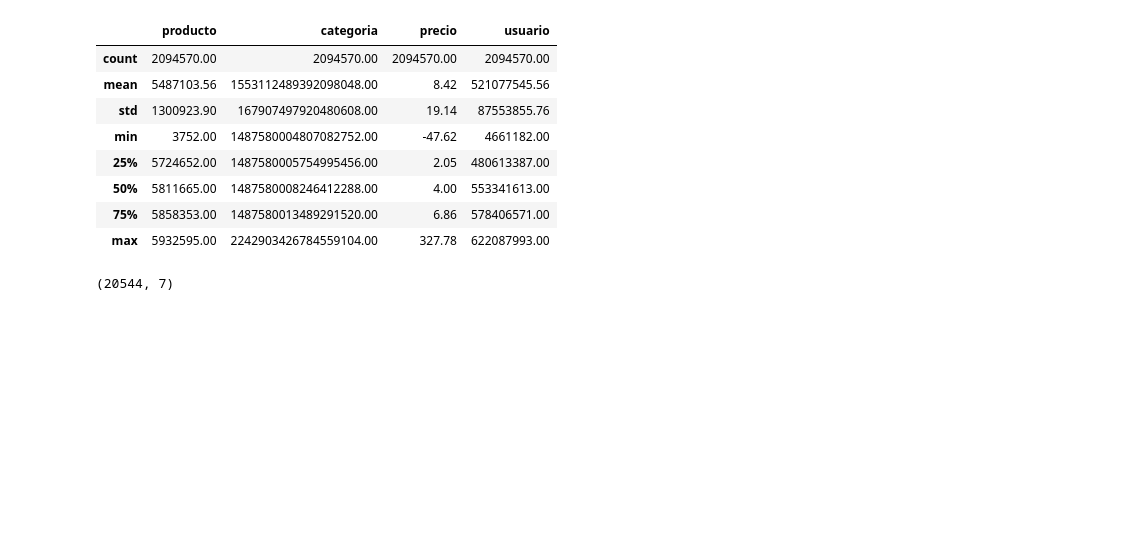
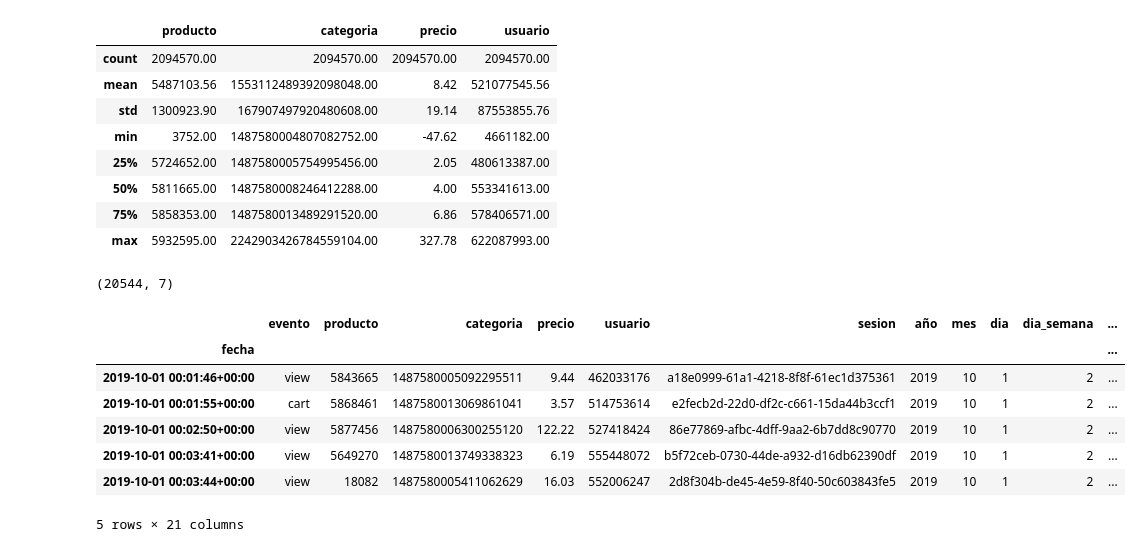
Before and after one commit to PabloHVega/ECommerce, a Jupyter notebook: notebooks/01_ImportacionDatos.ipynb, the cells around one changed output. Saved outputs shown, nothing was run; the diff lists cells and outputs as text; code cells hidden in the pictures; blank space fills up the shorter version.

```diff
--- a/notebooks/01_ImportacionDatos.ipynb
+++ b/notebooks/01_ImportacionDatos.ipynb
@@ -186,3 +189,34 @@ df[df.precio <= 0].shape
 (20544, 7)
 # %%
 df = df[df.precio > 0]
+# %%
+# Establecer fecha como índice
+df = df.set_index('fecha')
+
+# Crear variables derivadas de la fecha en español
+df['año'] = df.index.year
+df['mes'] = df.index.month
+df['dia'] = df.index.day
+df['dia_semana'] = df.index.dayofweek + 1  # 1=Lunes, 7=Domingo
+df['nombre_dia'] = df.index.day_name()
+df['nombre_mes'] = df.index.month_name()
+df['trimestre'] = df.index.quarter
+df['semana_año'] = df.index.isocalendar().week
+df['dia_año'] = df.index.dayofyear
+df['hora'] = df.index.hour
+df['minuto'] = df.index.minute
+df['segundo'] = df.index.second
+df['es_fin_semana'] = df.index.dayofweek.isin([5, 6]).astype(int)  # 1 si es sábado o domingo
+df['es_inicio_mes'] = df.index.is_month_start.astype(int)
+df['es_fin_mes'] = df.index.is_month_end.astype(int)
+
+df.head()
+# %% [output]
+|  | evento | producto | categoria | precio | usuario | sesion | año | mes | dia | dia_semana | ... |
+| fecha |  |  |  |  |  |  |  |  |  |  | ... |
+| 2019-10-01 00:01:46+00:00 | view | 5843665 | 1487580005092295511 | 9.44 | 462033176 | a18e0999-61a1-4218-8f8f-61ec1d375361 | 2019 | 10 | 1 | 2 | ... |
+| 2019-10-01 00:01:55+00:00 | cart | 5868461 | 1487580013069861041 | 3.57 | 514753614 | e2fecb2d-22d0-df2c-c661-15da44b3ccf1 | 2019 | 10 | 1 | 2 | ... |
+| 2019-10-01 00:02:50+00:00 | view | 5877456 | 1487580006300255120 | 122.22 | 527418424 | 86e77869-afbc-4dff-9aa2-6b7dd8c90770 | 2019 | 10 | 1 | 2 | ... |
+| 2019-10-01 00:03:41+00:00 | view | 5649270 | 1487580013749338323 | 6.19 | 555448072 | b5f72ceb-0730-44de-a932-d16db62390df | 2019 | 10 | 1 | 2 | ... |
+| 2019-10-01 00:03:44+00:00 | view | 18082 | 1487580005411062629 | 16.03 | 552006247 | 2d8f304b-de45-4e59-8f40-50c603843fe5 | 2019 | 10 | 1 | 2 | ... |
+5 rows × 21 columns
```
Also changed, not shown: parts of 14 cells of this notebook.
